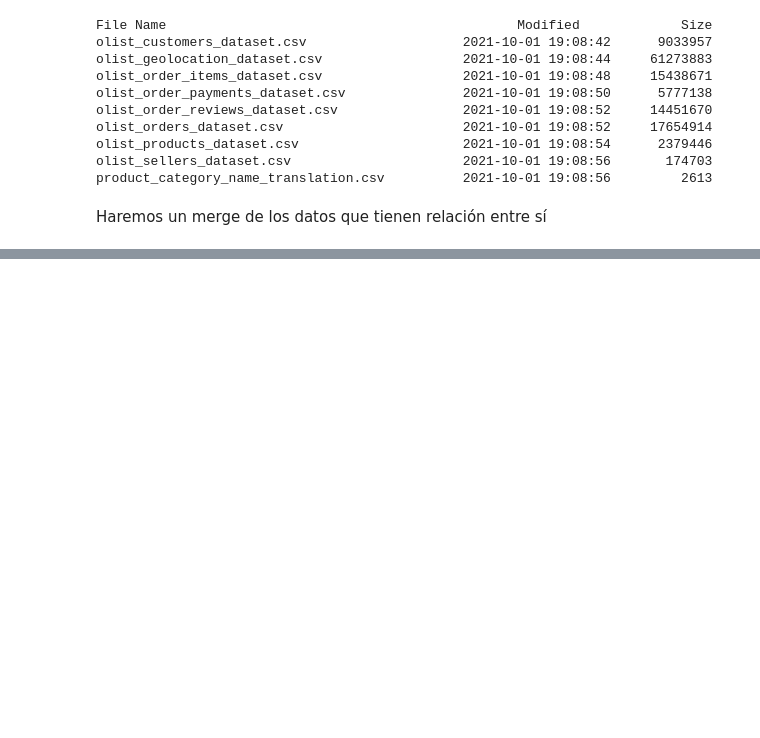
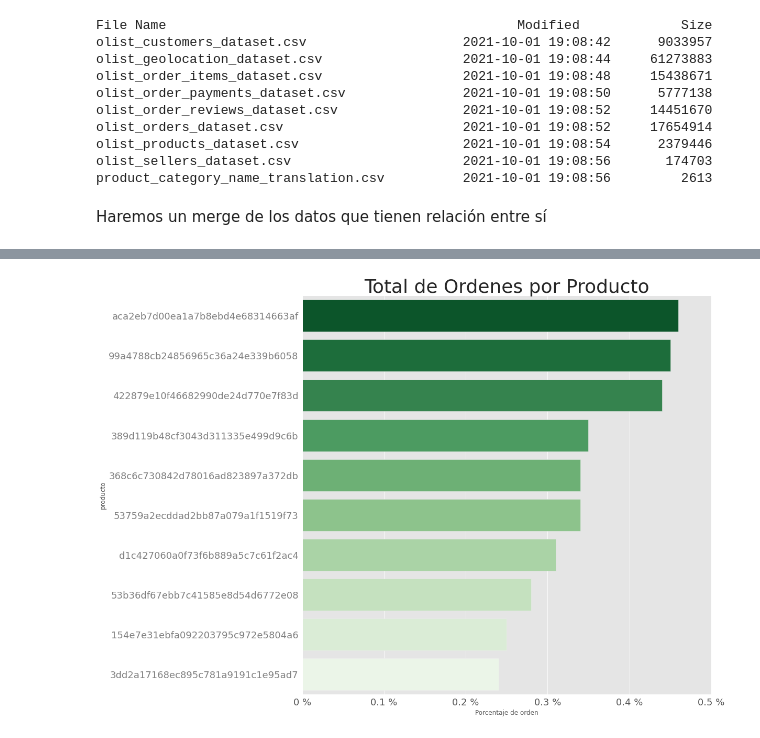
Before and after one commit to Platzi-Master-C10-Brazilian-Ecommerce/Base-Analysis, a Jupyter notebook: Segementación_de_mercado.ipynb, the cells around one changed output, grey strips where cells are left out. Saved outputs shown, nothing was run; the diff lists cells and outputs as text; code cells hidden in the pictures; blank space fills up the shorter version.

```diff
--- a/Segementación_de_mercado.ipynb
+++ b/Segementación_de_mercado.ipynb
@@ -53,0 +164,12 @@ df_clients = pd.merge(clients_total, orders_total, on='order_id')
+# %%
+products_sold = df_clean.groupby(['product_id'], as_index=False)['payment_value'].count().rename(columns = {'payment_value':'total_orders'})
+
+#Creamos una columna en la cual podamos ver el porcentaje
+products_sold['%'] = round((products_sold['total_orders'] / products_sold['total_orders'].sum()) * 100, 2)
+
+#Traemos a colación los 10 más grandes
+products_sold10 = products_sold.nlargest(10, 'total_orders')
+
+
+#Quitese el comentado de la ultima linea si es de interes ver la lista en vez de la grafica
+products_sold10
@@ -53,0 +188,15 @@ df_clients = pd.merge(clients_total, orders_total, on='order_id')
+# %%
+fig = plt.figure(figsize =([14, 14]))
+sns.set_style('darkgrid')
+plt.style.use('ggplot')
+g = sns.barplot(x=products_sold10['%'], y=products_sold10['product_id'], palette='Greens_r', data=products_sold10)
+plt.title('Total de Ordenes por Producto', size=36)
+plt.yticks(fontsize=18, color='gray');
+plt.ylabel('producto', fontsize=12)
+plt.xlabel('Porcentaje de orden', fontsize=12)
+plt.xticks([0,0.1,0.2,0.3,0.4,0.5],['0 %', '0.1 %', '0.2 %', '0.3 %', '0.4 %', '0.5 %'], fontsize=18);
+g.spines['top'].set_visible(False)
+g.spines['right'].set_visible(False)
+plt.show()
+# %% [output]
+[figure, added]
```
Also changed, not shown: parts of 19 cells of this notebook.
